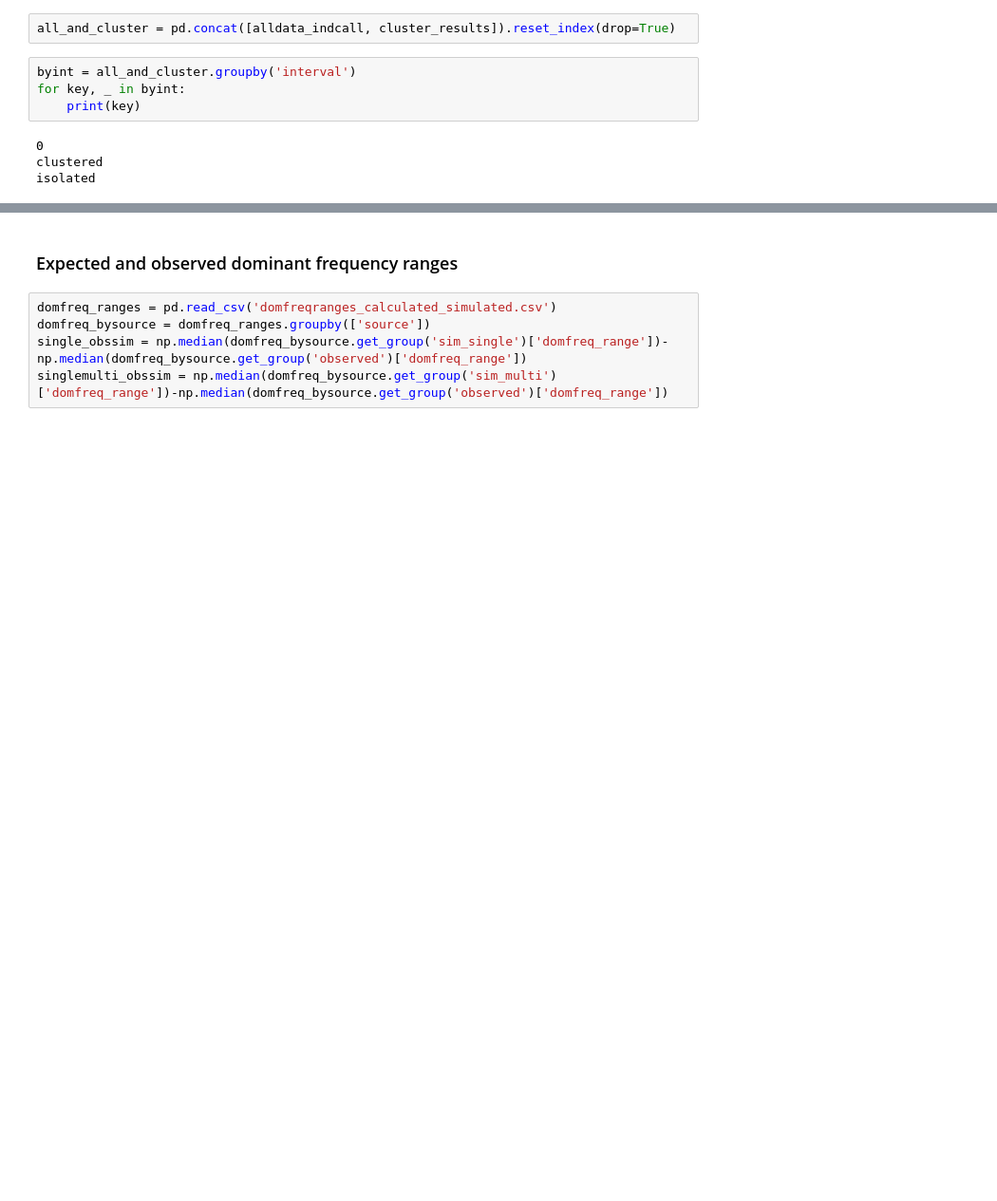
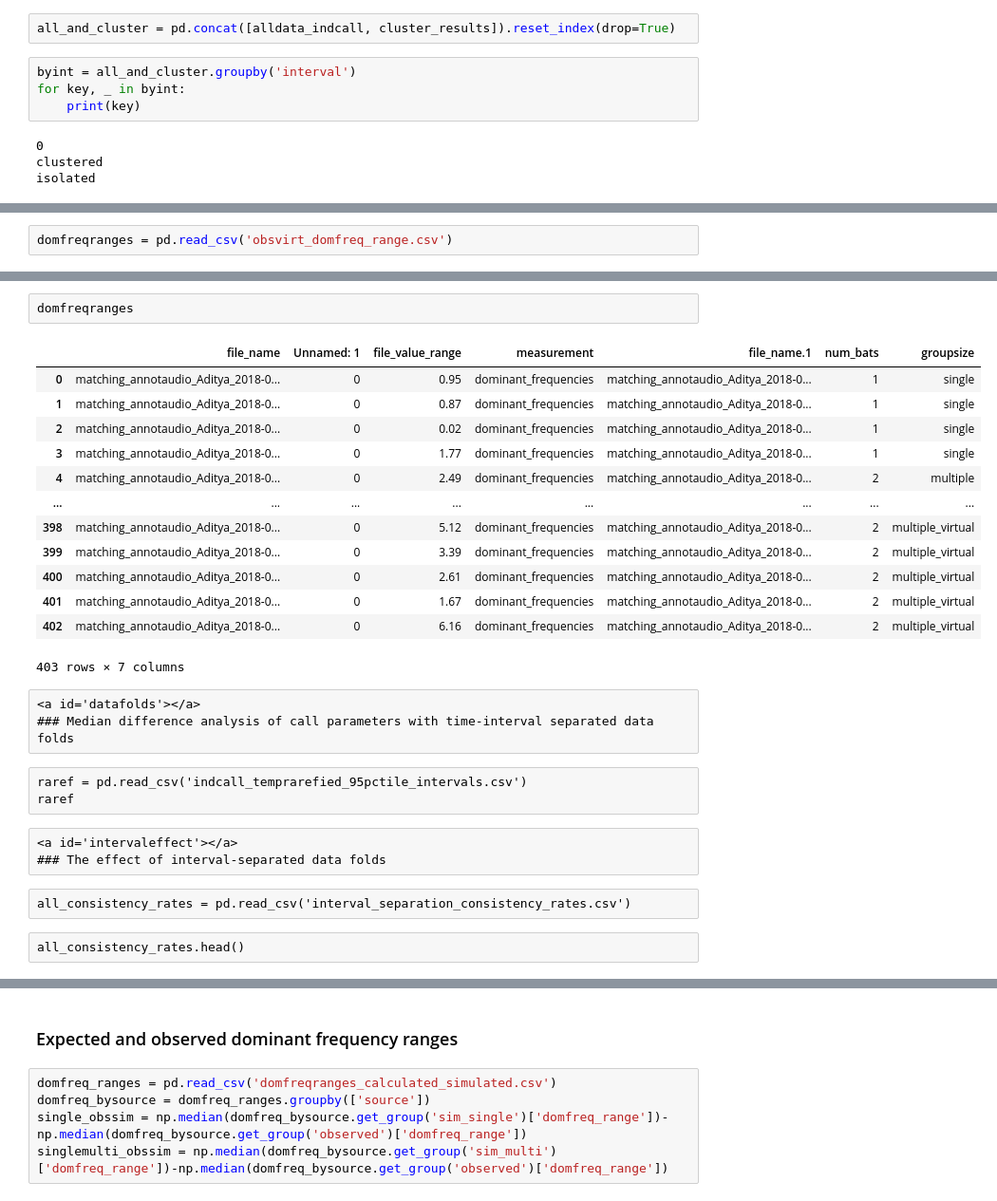
Before and after one commit to thejasvibr/mhbc-online, a Jupyter notebook: combined_analysis/generating_summary_data_and_plot_for_manuscript.ipynb, the cells around one changed output, grey strips where cells are left out. Shown: that part at 95% size. Cells and saved outputs as stored; diff of their text form; blank space fills up the shorter version.

```diff
--- a/combined_analysis/generating_summary_data_and_plot_for_manuscript.ipynb
+++ b/combined_analysis/generating_summary_data_and_plot_for_manuscript.ipynb
@@ -1767,0 +950,2 @@ np.median(allfolds_domfreq_multisingle['difference'])
+# %%
+domfreqranges = pd.read_csv('obsvirt_domfreq_range.csv')
@@ -1767,0 +975,29 @@ np.median(allfolds_domfreq_multisingle['difference'])
+# %%
+domfreqranges
+# %% [output]
+|  | file_name | Unnamed: 1 | file_value_range | measurement | file_name.1 | num_bats | groupsize |
+| 0 | matching_annotaudio_Aditya_2018-0... | 0 | 0.95 | dominant_frequencies | matching_annotaudio_Aditya_2018-0... | 1 | single |
+| 1 | matching_annotaudio_Aditya_2018-0... | 0 | 0.87 | dominant_frequencies | matching_annotaudio_Aditya_2018-0... | 1 | single |
+| 2 | matching_annotaudio_Aditya_2018-0... | 0 | 0.02 | dominant_frequencies | matching_annotaudio_Aditya_2018-0... | 1 | single |
+| 3 | matching_annotaudio_Aditya_2018-0... | 0 | 1.77 | dominant_frequencies | matching_annotaudio_Aditya_2018-0... | 1 | single |
+| 4 | matching_annotaudio_Aditya_2018-0... | 0 | 2.49 | dominant_frequencies | matching_annotaudio_Aditya_2018-0... | 2 | multiple |
+| ... | ... | ... | ... | ... | ... | ... | ... |
+| 398 | matching_annotaudio_Aditya_2018-0... | 0 | 5.12 | dominant_frequencies | matching_annotaudio_Aditya_2018-0... | 2 | multiple_virtual |
+| 399 | matching_annotaudio_Aditya_2018-0... | 0 | 3.39 | dominant_frequencies | matching_annotaudio_Aditya_2018-0... | 2 | multiple_virtual |
+| 400 | matching_annotaudio_Aditya_2018-0... | 0 | 2.61 | dominant_frequencies | matching_annotaudio_Aditya_2018-0... | 2 | multiple_virtual |
+| 401 | matching_annotaudio_Aditya_2018-0... | 0 | 1.67 | dominant_frequencies | matching_annotaudio_Aditya_2018-0... | 2 | multiple_virtual |
+| 402 | matching_annotaudio_Aditya_2018-0... | 0 | 6.16 | dominant_frequencies | matching_annotaudio_Aditya_2018-0... | 2 | multiple_virtual |
+403 rows × 7 columns
+# %% [raw]
+<a id='datafolds'></a>
+### Median difference analysis of call parameters with time-interval separated data folds
+# %% [raw]
+raref = pd.read_csv('indcall_temprarefied_95pctile_intervals.csv')
+raref
+# %% [raw]
+<a id='intervaleffect'></a>
+### The effect of interval-separated data folds
+# %% [raw]
+all_consistency_rates = pd.read_csv('interval_separation_consistency_rates.csv')
+# %% [raw]
+all_consistency_rates.head()
```
Also changed, not shown: parts of 64 cells of this notebook, 6 other files.
